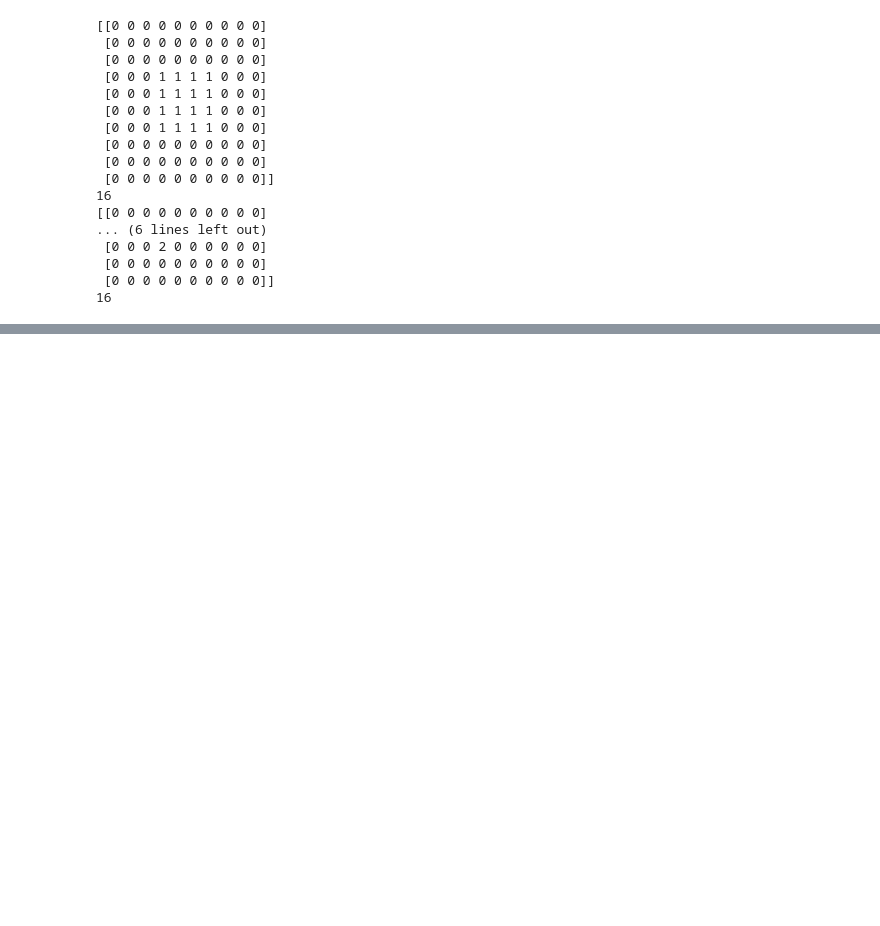
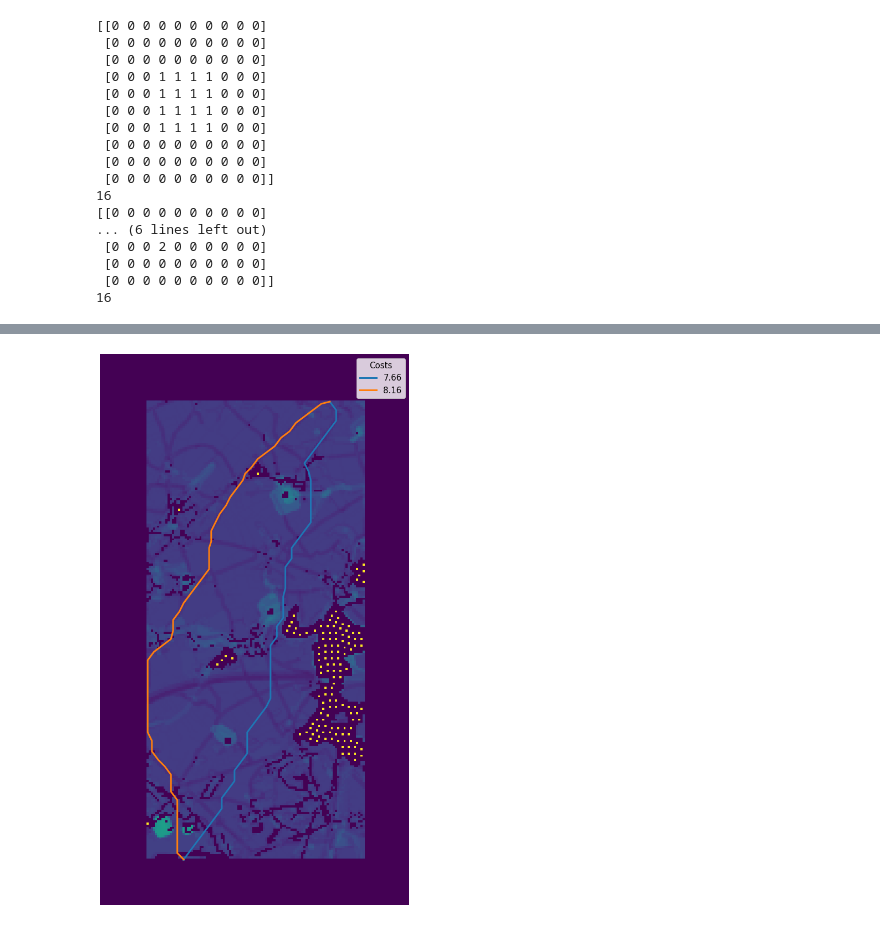
Before and after one commit to NinaWie/PowerPlanner, a Jupyter notebook: notebooks/pareto.ipynb, the cells around one changed output, grey strips where cells are left out. Saved outputs shown, nothing was run; the diff lists cells and outputs as text; code cells hidden in the pictures; blank space fills up the shorter version.

```diff
--- a/notebooks/pareto.ipynb
+++ b/notebooks/pareto.ipynb
@@ -850,0 +932,4 @@ print(np.sum(space2))
+# %%
+plot_k_sp(ksp_old, graph.instance, out_path=None)
+# %% [output]
+[figure, added]
```
Also changed, not shown: parts of 38 cells of this notebook, 11 other files.
